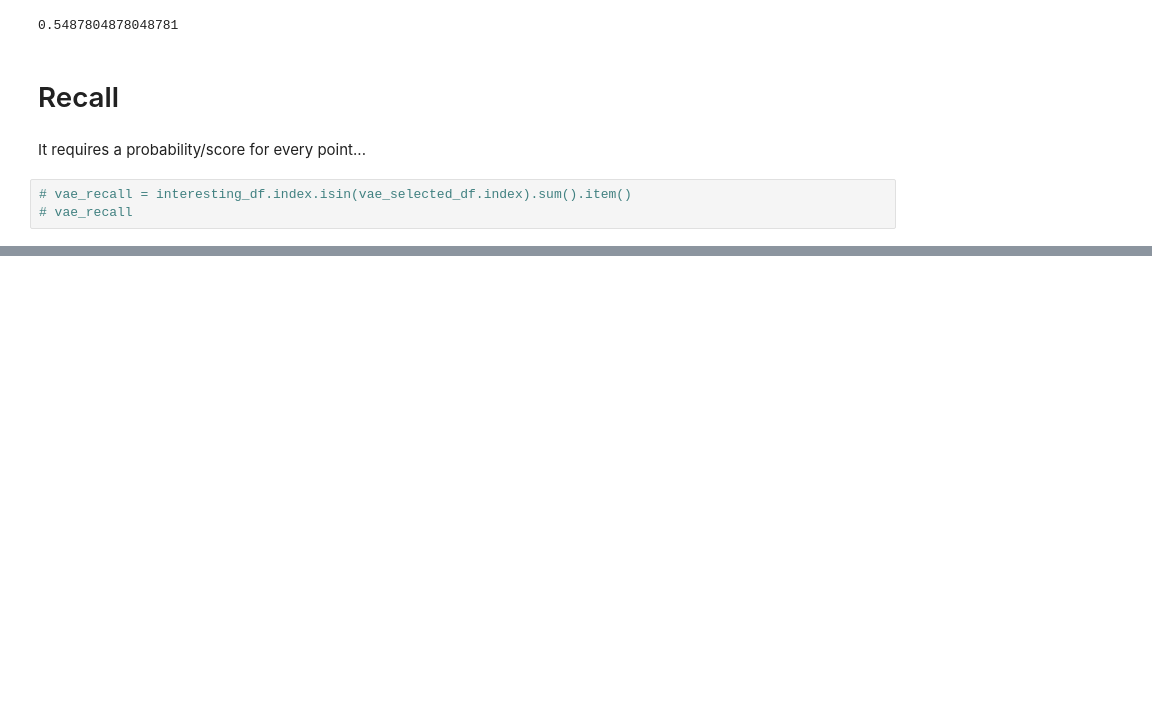
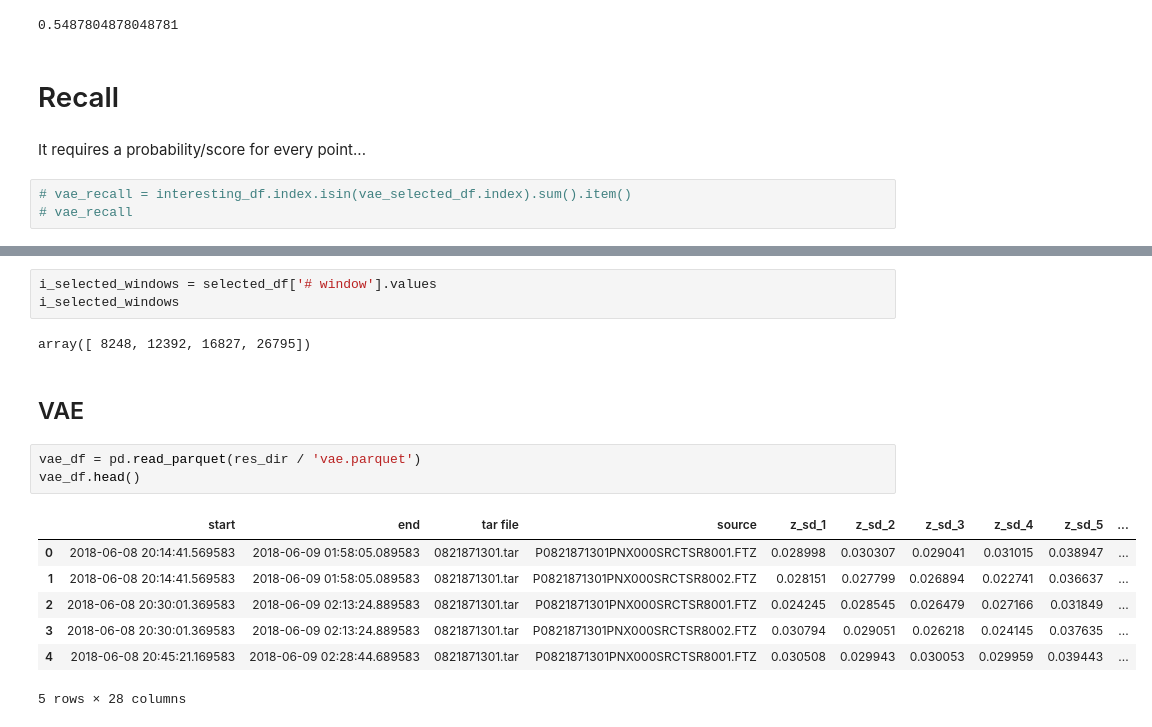
Before and after one commit to manuvazquez/VAEonXMM, a Jupyter notebook: experiments/labels.ipynb, the cells around one changed output, grey strips where cells are left out. Cells and saved outputs as stored; diff of their text form; blank space fills up the shorter version.

```diff
--- a/experiments/labels.ipynb
+++ b/experiments/labels.ipynb
@@ -162,0 +200,18 @@ It requires a probability/score for every point...
+# %%
+i_selected_windows = selected_df['# window'].values
+i_selected_windows
+# %% [output]
+array([ 8248, 12392, 16827, 26795])
+# %% [markdown]
+## VAE
+# %%
+vae_df = pd.read_parquet(res_dir / 'vae.parquet')
+vae_df.head()
+# %% [output]
+|  | start | end | tar file | source | z_sd_1 | z_sd_2 | z_sd_3 | z_sd_4 | z_sd_5 | ... |
+| 0 | 2018-06-08 20:14:41.569583 | 2018-06-09 01:58:05.089583 | 0821871301.tar | P0821871301PNX000SRCTSR8001.FTZ | 0.028998 | 0.030307 | 0.029041 | 0.031015 | 0.038947 | ... |
+| 1 | 2018-06-08 20:14:41.569583 | 2018-06-09 01:58:05.089583 | 0821871301.tar | P0821871301PNX000SRCTSR8002.FTZ | 0.028151 | 0.027799 | 0.026894 | 0.022741 | 0.036637 | ... |
+| 2 | 2018-06-08 20:30:01.369583 | 2018-06-09 02:13:24.889583 | 0821871301.tar | P0821871301PNX000SRCTSR8001.FTZ | 0.024245 | 0.028545 | 0.026479 | 0.027166 | 0.031849 | ... |
+| 3 | 2018-06-08 20:30:01.369583 | 2018-06-09 02:13:24.889583 | 0821871301.tar | P0821871301PNX000SRCTSR8002.FTZ | 0.030794 | 0.029051 | 0.026218 | 0.024145 | 0.037635 | ... |
+| 4 | 2018-06-08 20:45:21.169583 | 2018-06-09 02:28:44.689583 | 0821871301.tar | P0821871301PNX000SRCTSR8001.FTZ | 0.030508 | 0.029943 | 0.030053 | 0.029959 | 0.039443 | ... |
+5 rows × 28 columns
```
Also changed, not shown: parts of 27 cells of this notebook, 4 other files.
